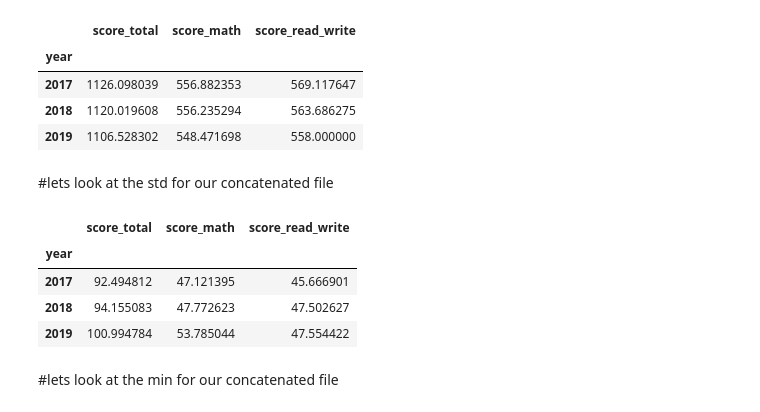
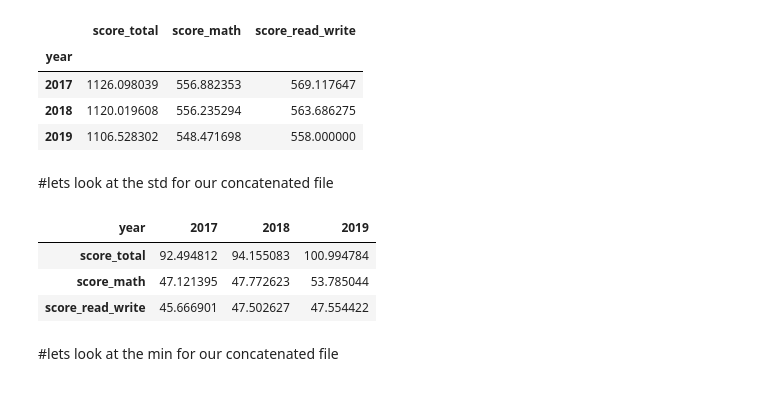
Before and after one commit to ClementGalvierGitHub/Projects, a Jupyter notebook: project_1/code/starter-code_CG_18_07_2022_1533.ipynb, the cells around one changed output. Drawn from its saved outputs; the diff is of its cells as text; code cells hidden in the pictures.

```diff
--- a/project_1/code/starter-code_CG_18_07_2022_1533.ipynb
+++ b/project_1/code/starter-code_CG_18_07_2022_1533.ipynb
@@ -773,5 +773,7 @@ Complete the following steps to explore your data. You are welcome to do more ED
 *min and max*
 # %% [markdown]
 #lets look at the mean for our concatenated file
+# %%
+columns_meta_df = ['score_total','score_math','score_read_write']
 # %%
 # # #Code:
@@ -785,13 +787,12 @@ sat_three_years.groupby(by='year')['score_total','score_math','score_read_write'
 # %% [markdown]
 #lets look at the std for our concatenated file
 # %%
-sat_three_years.groupby(by='year')['score_total','score_math','score_read_write'].std()
+sat_three_years.groupby(by='year')[columns_meta_df].std().T
 # %% [output]
-|  | score_total | score_math | score_read_write |
-| year |  |  |  |
-| 2017 | 92.494812 | 47.121395 | 45.666901 |
-| 2018 | 94.155083 | 47.772623 | 47.502627 |
-| 2019 | 100.994784 | 53.785044 | 47.554422 |
+| year | 2017 | 2018 | 2019 |
+| score_total | 92.494812 | 94.155083 | 100.994784 |
+| score_math | 47.121395 | 47.772623 | 53.785044 |
+| score_read_write | 45.666901 | 47.502627 | 47.554422 |
 # %% [markdown]
 #lets look at the min for our concatenated file
 # %%
```
Also changed, not shown: parts of 5 cells of this notebook.
